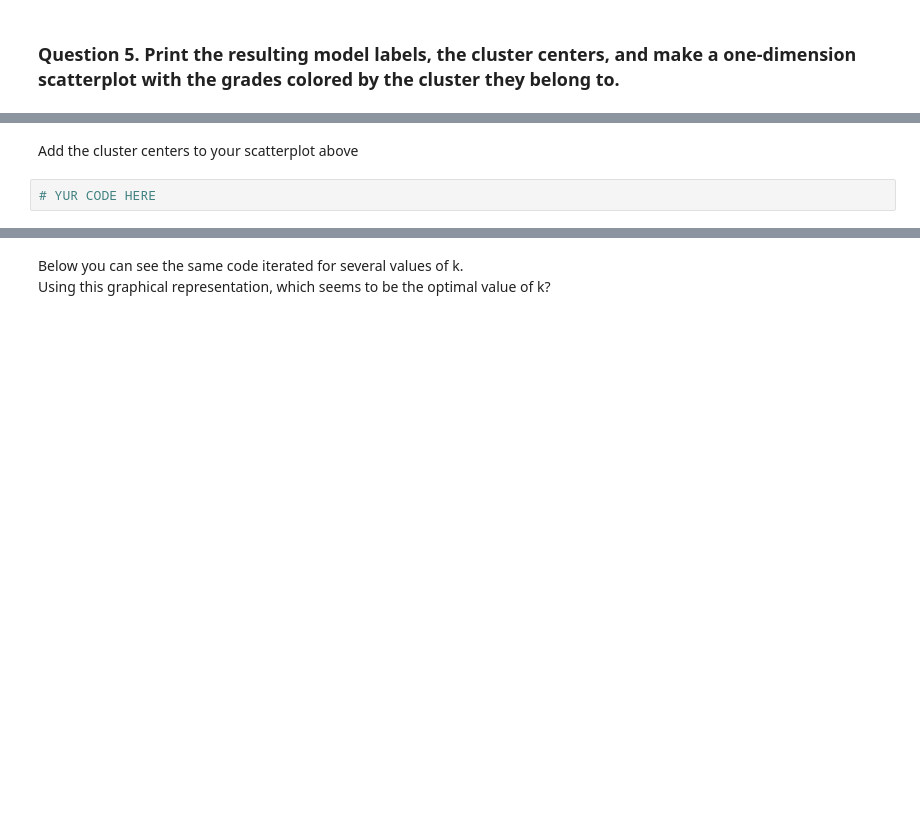
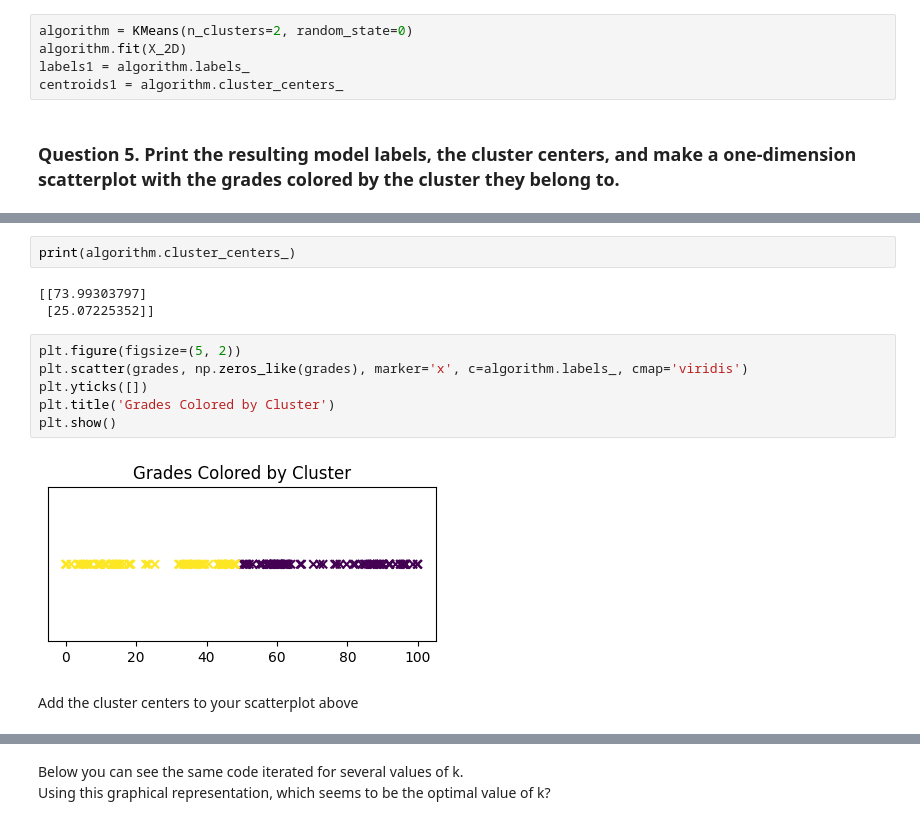
Before and after one commit to fb004/Business-Intelligence-and-Analytics, a Jupyter notebook: labs/06 - Clustering/Exercises/exercise_clustering.ipynb, the cells around one changed output, grey strips where cells are left out. Drawn from its saved outputs; the diff is of its cells as text; blank space fills up the shorter version.

```diff
--- a/labs/06 - Clustering/Exercises/exercise_clustering.ipynb
+++ b/labs/06 - Clustering/Exercises/exercise_clustering.ipynb
@@ -58,2 +71,7 @@ Using this graphical representation, how many groups / clusters do you think the
+# %%
+algorithm = KMeans(n_clusters=2, random_state=0)
+algorithm.fit(X_2D)
+labels1 = algorithm.labels_
+centroids1 = algorithm.cluster_centers_
 # %% [markdown]
 ### Question 5. Print the resulting model labels, the cluster centers, and make a one-dimension scatterplot with the grades colored by the cluster they belong to.
@@ -66,4 +86,15 @@ Using this graphical representation, how many groups / clusters do you think the
+# %%
+print(algorithm.cluster_centers_)
+# %% [output]
+[[73.99303797]
+ [25.07225352]]
+# %%
+plt.figure(figsize=(5, 2))
+plt.scatter(grades, np.zeros_like(grades), marker='x', c=algorithm.labels_, cmap='viridis')
+plt.yticks([])
+plt.title('Grades Colored by Cluster')
+plt.show()
+# %% [output]
+[figure, added]
 # %% [markdown]
 Add the cluster centers to your scatterplot above
-# %%
-# YUR CODE HERE
```
Also changed, not shown: parts of 21 cells of this notebook.
